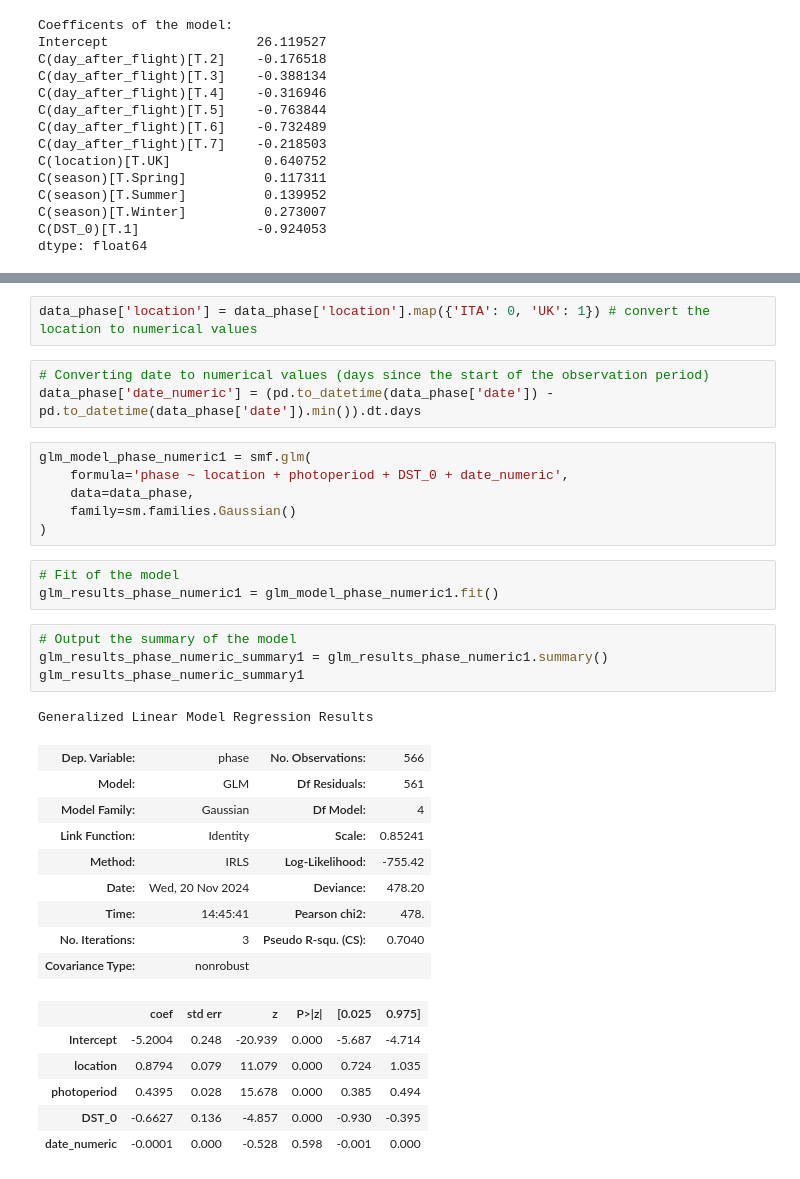
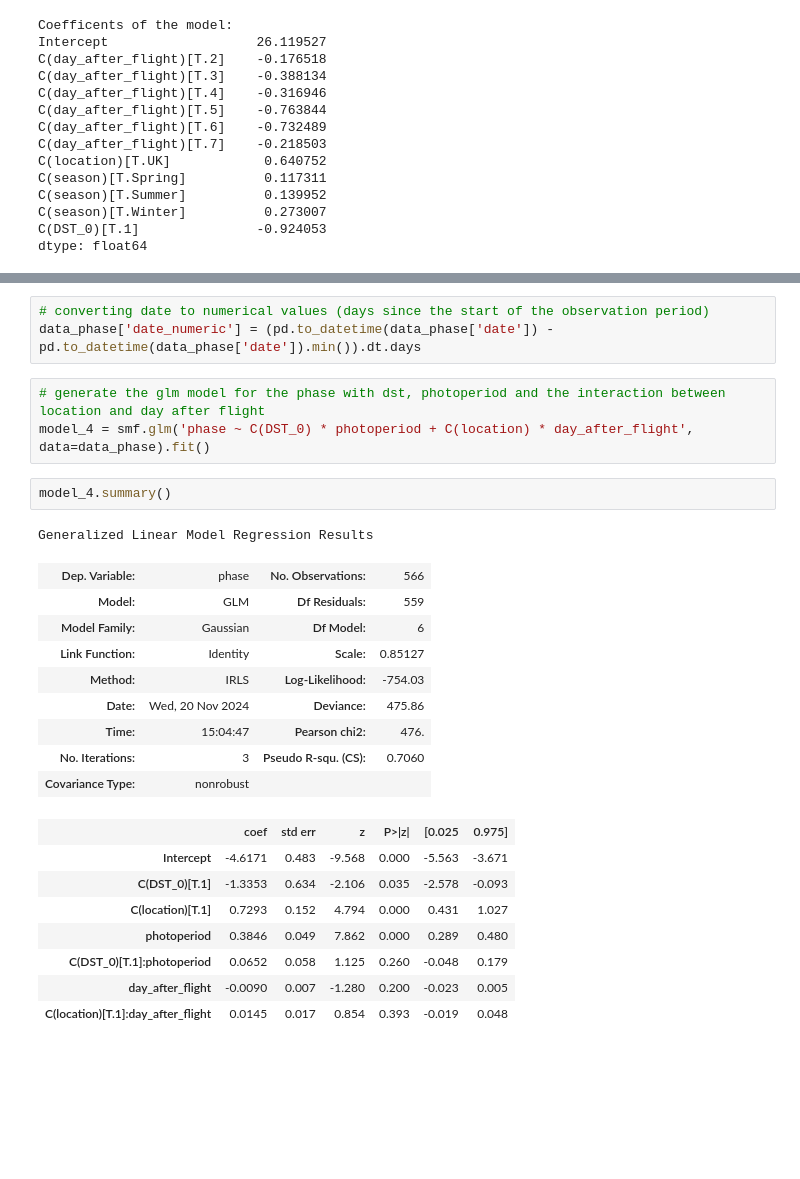
Before and after one commit to Gianluca-cnd/Case_report_uk_VS_ita, a Jupyter notebook: jetlag_UTC.ipynb, the cells around one changed output, grey strips where cells are left out. Drawn from its saved outputs; the diff is of its cells as text; blank space fills up the shorter version.

```diff
--- a/jetlag_UTC.ipynb
+++ b/jetlag_UTC.ipynb
@@ -915,38 +916,30 @@ _Phase by location, time and season_
 data_phase = df.dropna(subset=['phase', 'location', 'date', 'photoperiod', 'season', 'DST_0'])
-# %%
-data_phase['location'] = data_phase['location'].map({'ITA': 0, 'UK': 1}) # convert the location to numerical values
 # %%
-# Converting date to numerical values (days since the start of the observation period)
+# converting date to numerical values (days since the start of the observation period)
 data_phase['date_numeric'] = (pd.to_datetime(data_phase['date']) - pd.to_datetime(data_phase['date']).min()).dt.days
-# %%
-glm_model_phase_numeric1 = smf.glm(
-    formula='phase ~ location + photoperiod + DST_0 + date_numeric',
-    data=data_phase,
-    family=sm.families.Gaussian()
-)
-# %%
-# Fit of the model
-glm_results_phase_numeric1 = glm_model_phase_numeric1.fit()
-# %%
-# Output the summary of the model
-glm_results_phase_numeric_summary1 = glm_results_phase_numeric1.summary()
-glm_results_phase_numeric_summary1
-# %% [output]
-Generalized Linear Model Regression Results
-| Dep. Variable: | phase | No. Observations: | 566 |
-| Model: | GLM | Df Residuals: | 561 |
-| Model Family: | Gaussian | Df Model: | 4 |
-| Link Function: | Identity | Scale: | 0.85241 |
-| Method: | IRLS | Log-Likelihood: | -755.42 |
-| Date: | Wed, 20 Nov 2024 | Deviance: | 478.20 |
-| Time: | 14:45:41 | Pearson chi2: | 478. |
-| No. Iterations: | 3 | Pseudo R-squ. (CS): | 0.7040 |
-| Covariance Type: | nonrobust |  |  |
-|  | coef | std err | z | P>|z| | [0.025 | 0.975] |
-| Intercept | -5.2004 | 0.248 | -20.939 | 0.000 | -5.687 | -4.714 |
-| location | 0.8794 | 0.079 | 11.079 | 0.000 | 0.724 | 1.035 |
-| photoperiod | 0.4395 | 0.028 | 15.678 | 0.000 | 0.385 | 0.494 |
-| DST_0 | -0.6627 | 0.136 | -4.857 | 0.000 | -0.930 | -0.395 |
-| date_numeric | -0.0001 | 0.000 | -0.528 | 0.598 | -0.001 | 0.000 |
+# %%
+# generate the glm model for the phase with dst, photoperiod and the interaction between location and day after flight
+model_4 = smf.glm('phase ~ C(DST_0) * photoperiod + C(location) * day_after_flight', data=data_phase).fit()
+# %%
+model_4.summary()
+# %% [output]
+Generalized Linear Model Regression Results
+| Dep. Variable: | phase | No. Observations: | 566 |
+| Model: | GLM | Df Residuals: | 559 |
+| Model Family: | Gaussian | Df Model: | 6 |
+| Link Function: | Identity | Scale: | 0.85127 |
+| Method: | IRLS | Log-Likelihood: | -754.03 |
+| Date: | Wed, 20 Nov 2024 | Deviance: | 475.86 |
+| Time: | 15:04:47 | Pearson chi2: | 476. |
+| No. Iterations: | 3 | Pseudo R-squ. (CS): | 0.7060 |
+| Covariance Type: | nonrobust |  |  |
+|  | coef | std err | z | P>|z| | [0.025 | 0.975] |
+| Intercept | -4.6171 | 0.483 | -9.568 | 0.000 | -5.563 | -3.671 |
+| C(DST_0)[T.1] | -1.3353 | 0.634 | -2.106 | 0.035 | -2.578 | -0.093 |
+| C(location)[T.1] | 0.7293 | 0.152 | 4.794 | 0.000 | 0.431 | 1.027 |
+| photoperiod | 0.3846 | 0.049 | 7.862 | 0.000 | 0.289 | 0.480 |
+| C(DST_0)[T.1]:photoperiod | 0.0652 | 0.058 | 1.125 | 0.260 | -0.048 | 0.179 |
+| day_after_flight | -0.0090 | 0.007 | -1.280 | 0.200 | -0.023 | 0.005 |
+| C(location)[T.1]:day_after_flight | 0.0145 | 0.017 | 0.854 | 0.393 | -0.019 | 0.048 |
 # %%
 plt.figure(figsize=(15, 6))
```
Also changed, not shown: parts of 3 cells of this notebook.
